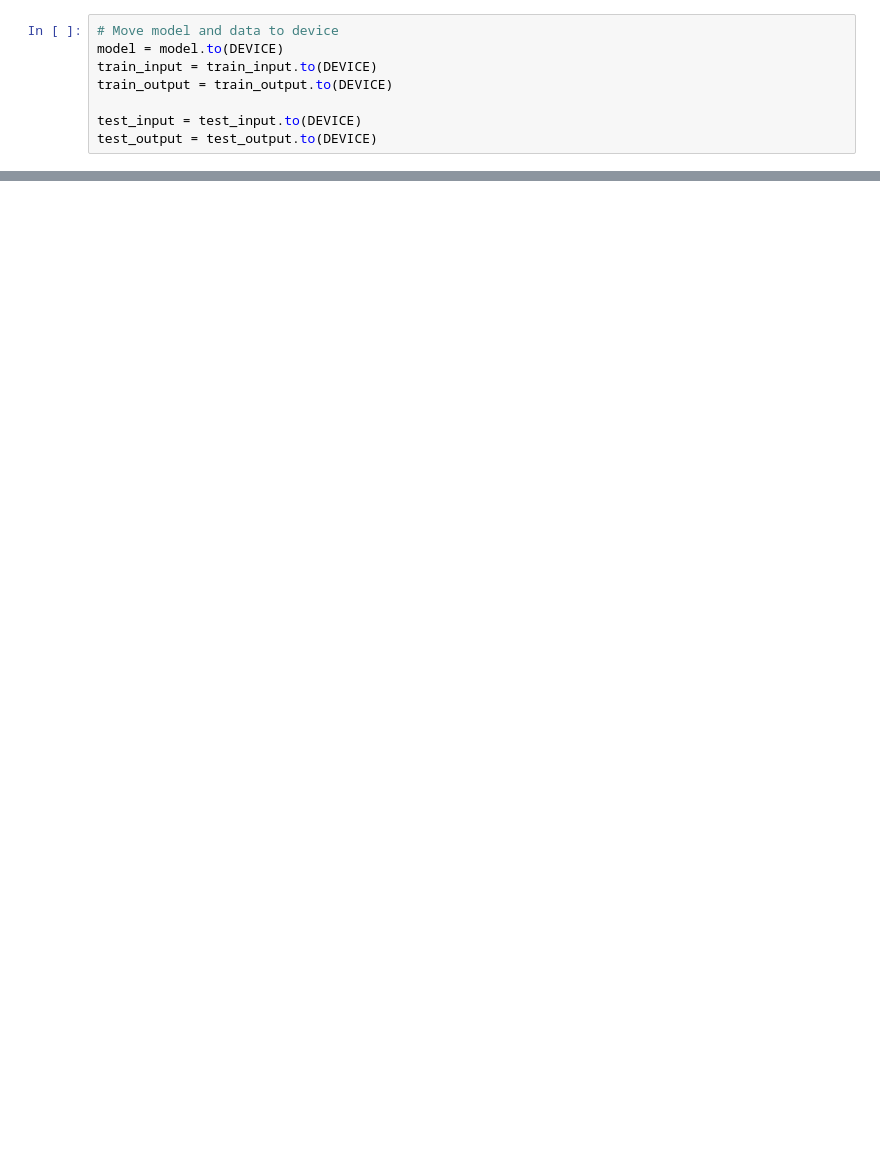
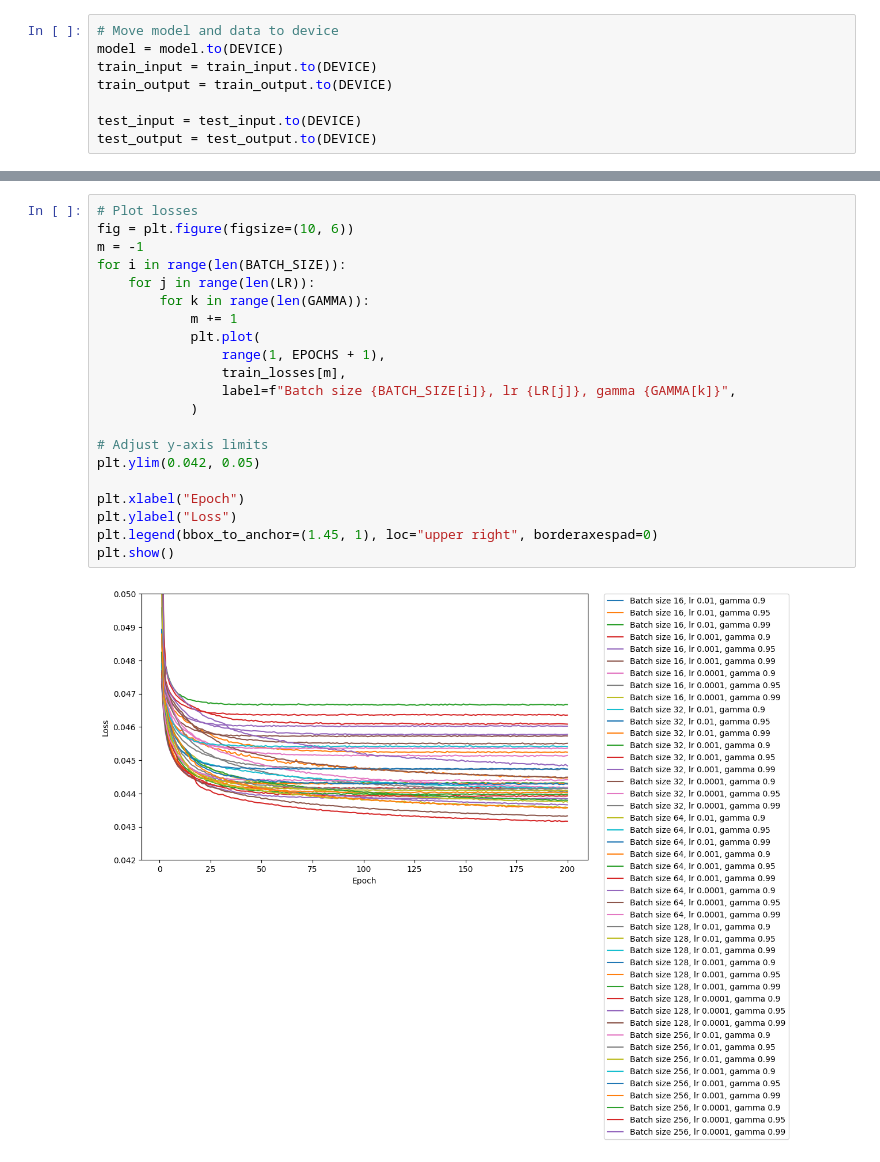
Before and after one commit to EthanSchmitt7/AAI521-final-project, a Jupyter notebook: model.ipynb, the cells around one changed output, grey strips where cells are left out. Saved outputs shown, nothing was run; the diff lists cells and outputs as text; blank space fills up the shorter version.

```diff
--- a/model.ipynb
+++ b/model.ipynb
@@ -266,0 +471,23 @@ model.to(DEVICE)
+# %%
+# Plot losses
+fig = plt.figure(figsize=(10, 6))
+m = -1
+for i in range(len(BATCH_SIZE)):
+    for j in range(len(LR)):
+        for k in range(len(GAMMA)):
+            m += 1
+            plt.plot(
+                range(1, EPOCHS + 1),
+                train_losses[m],
+                label=f"Batch size {BATCH_SIZE[i]}, lr {LR[j]}, gamma {GAMMA[k]}",
+            )
+
+# Adjust y-axis limits
+plt.ylim(0.042, 0.05)
+
+plt.xlabel("Epoch")
+plt.ylabel("Loss")
+plt.legend(bbox_to_anchor=(1.45, 1), loc="upper right", borderaxespad=0)
+plt.show()
+# %% [output]
+[figure, added]
```
Also changed, not shown: parts of 33 cells of this notebook.
